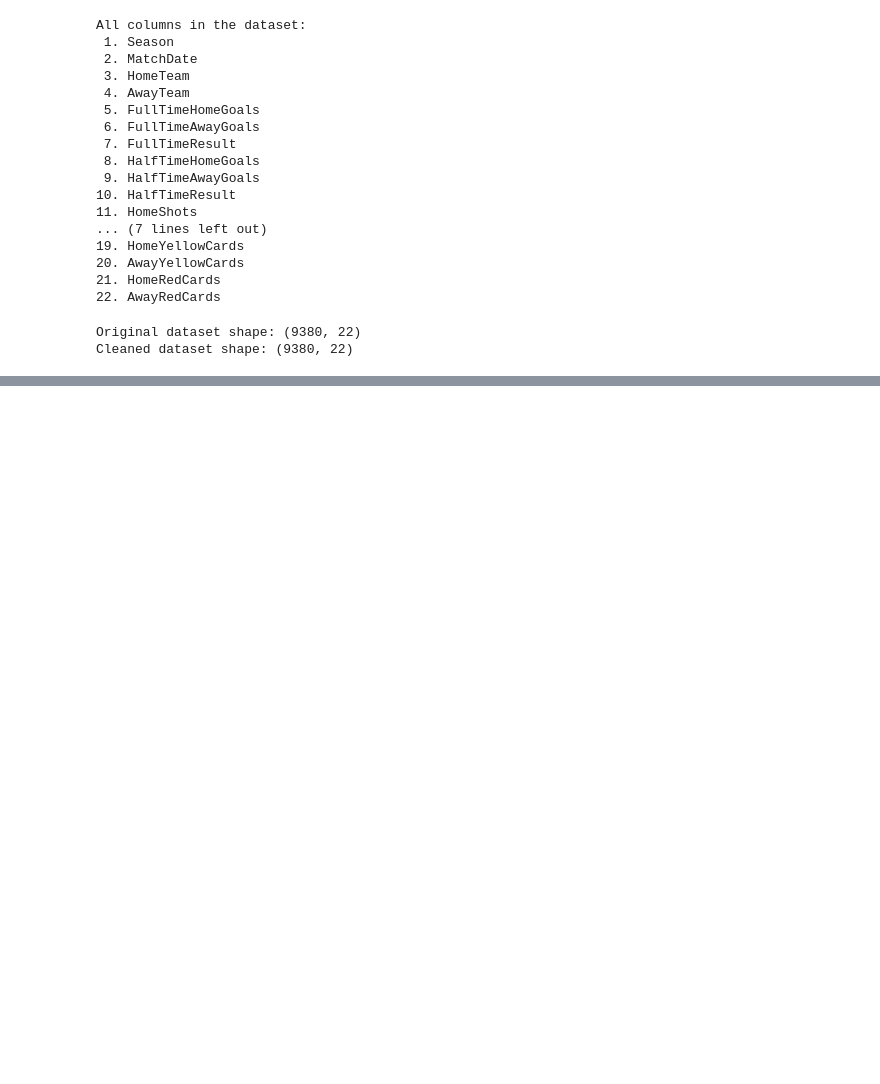
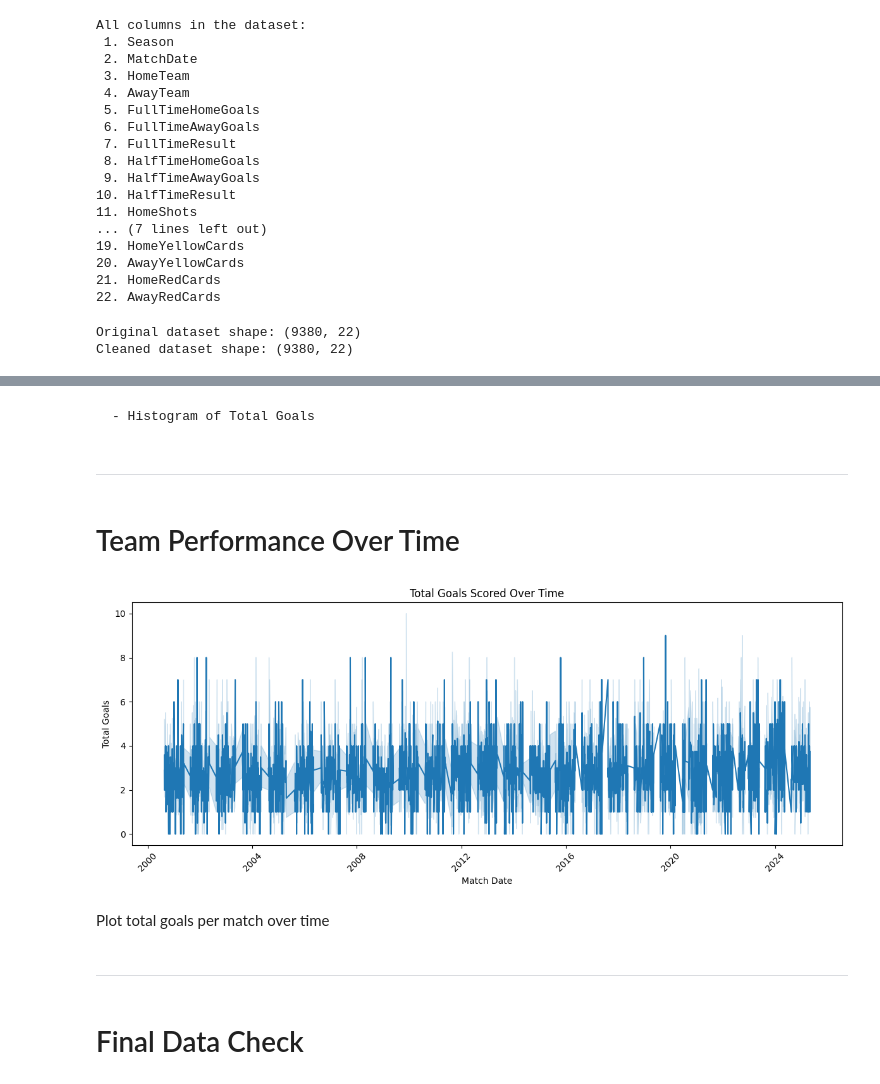
Before and after one commit to AjayChohan1/english-premier-league-capstone-project, a Jupyter notebook: jupyter_notebooks/epl_analysis.ipynb, the cells around one changed output, grey strips where cells are left out. Saved outputs shown, nothing was run; the diff lists cells and outputs as text; code cells hidden in the pictures; blank space fills up the shorter version.

```diff
--- a/jupyter_notebooks/epl_analysis.ipynb
+++ b/jupyter_notebooks/epl_analysis.ipynb
@@ -320,0 +447,26 @@ df = df.dropna()
+# %% [markdown]
+    - Histogram of Total Goals
+# %% [markdown]
+---
+# %% [markdown]
+# Team Performance Over Time
+# %%
+df['MatchDate'] = pd.to_datetime(df['MatchDate'])
+
+# Line chart of total goals over time
+plt.figure(figsize=(12, 5))
+sns.lineplot(data=df, x='MatchDate', y='Total_Goals')
+plt.title('Total Goals Scored Over Time')
+plt.xlabel('Match Date')
+plt.ylabel('Total Goals')
+plt.xticks(rotation=45)
+plt.tight_layout()
+plt.show()
+# %% [output]
+[figure, added]
+# %% [markdown]
+Plot total goals per match over time
+# %% [markdown]
+---
+# %% [markdown]
+# Final Data Check
```
Also changed, not shown: parts of 31 cells of this notebook, 1 other file.
